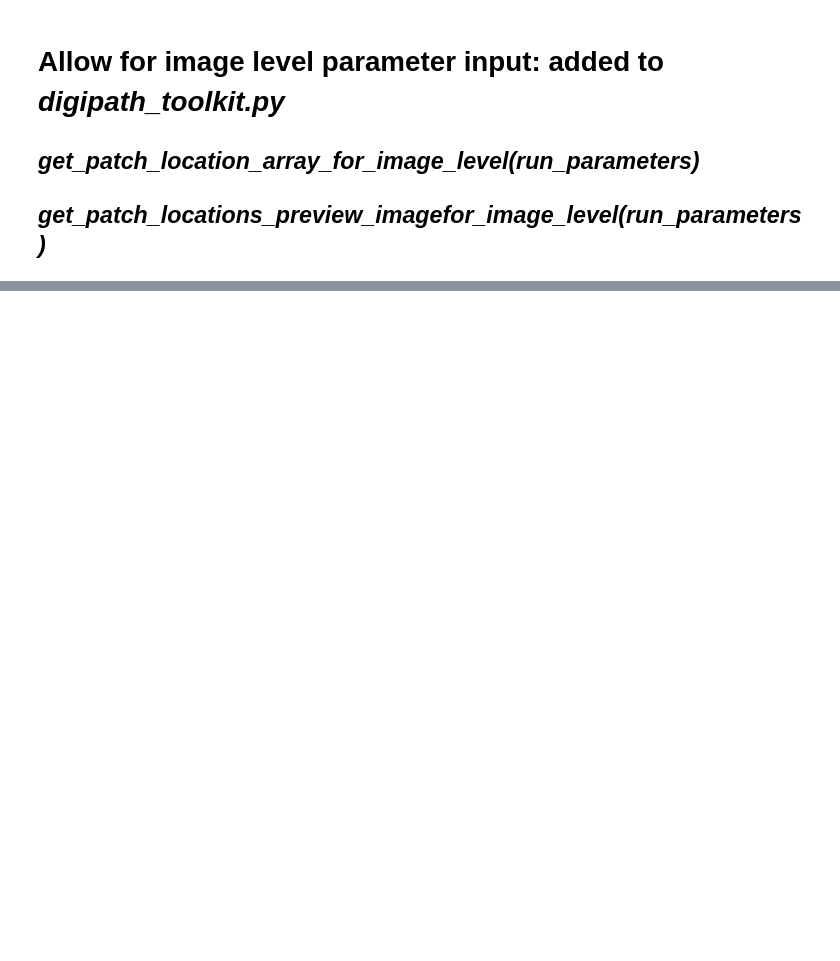
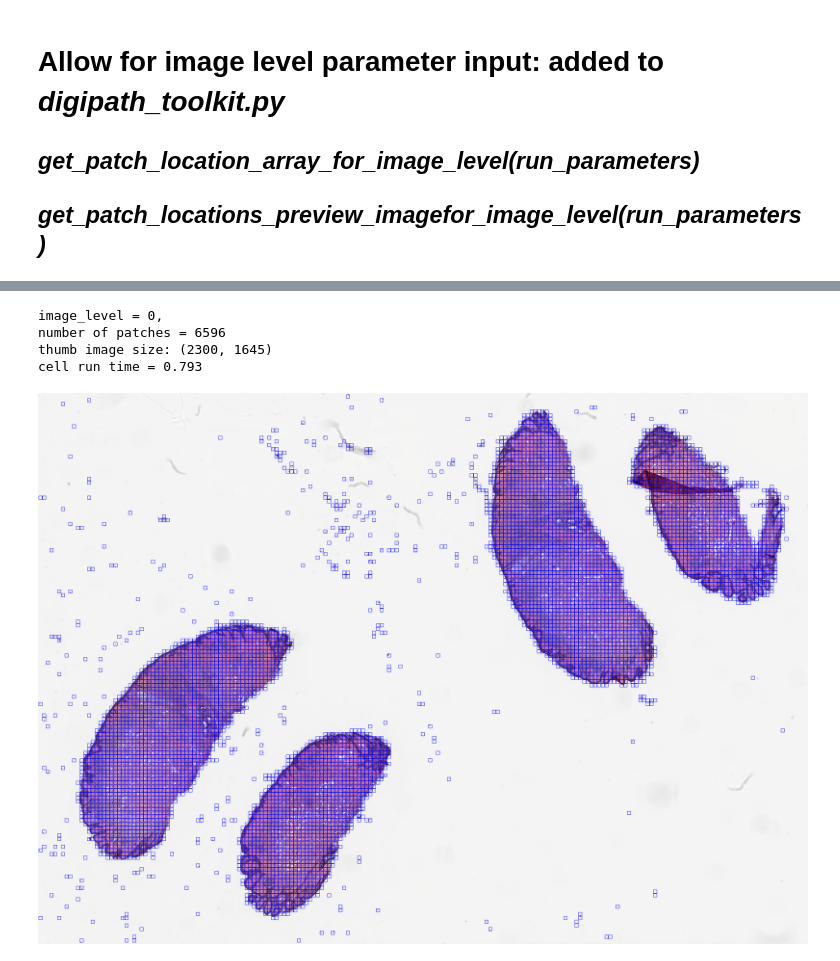
Before and after one commit to quincy-125/DigiPath_MLTK, a Jupyter notebook: aaDevNotebooks/get_patch_location_array_for_image_level.ipynb, the cells around one changed output, grey strips where cells are left out. Drawn from its saved outputs; the diff is of its cells as text; code cells hidden in the pictures; blank space fills up the shorter version.

Commit message:
images by image level correct

```diff
--- a/aaDevNotebooks/get_patch_location_array_for_image_level.ipynb
+++ b/aaDevNotebooks/get_patch_location_array_for_image_level.ipynb
@@ -78,16 +116,22 @@ for lvl_number in range(n_levels, 0, -1):
 # %%
 run_parameters['image_level'] = 0
 run_parameters['thumbnail_divisor'] = COMMON_THUMBNAIL_DIVISOR
 
 run_parameters['threshold'] = 0
 run_parameters['border_color'] = 'blue'
 t2 = time.time()
 mask_im, prev_im, patch_array = get_patch_locations_preview_imagefor_image_level(run_parameters)
 tt2 = time.time() - t2
 
 print('image_level = %i,\nnumber of patches = %i'%(im_lvl, len(patch_array)))
 print('thumb image size:', prev_im.size, '\ncell run time = %0.3f'%(tt2))
-display(prev_im)display(prev_im)
+display(prev_im)
+# %% [output]
+image_level = 0,
+number of patches = 6596
+thumb image size: (2300, 1645)
+cell run time = 0.793
+[figure, added]
 # %%
 run_parameters['image_level'] = 1
 run_parameters['thumbnail_divisor'] = COMMON_THUMBNAIL_DIVISOR
```
Also changed, not shown: parts of 5 cells of this notebook, 2 other files.
